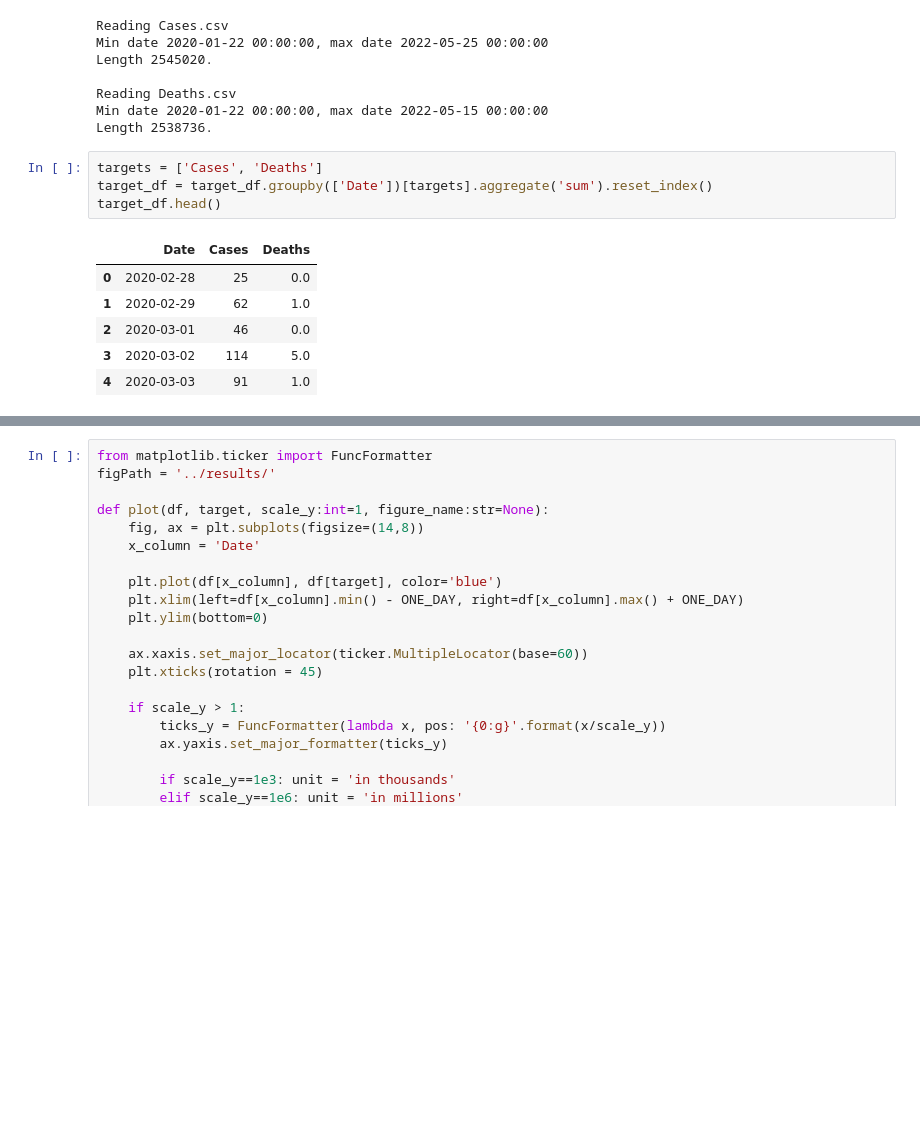
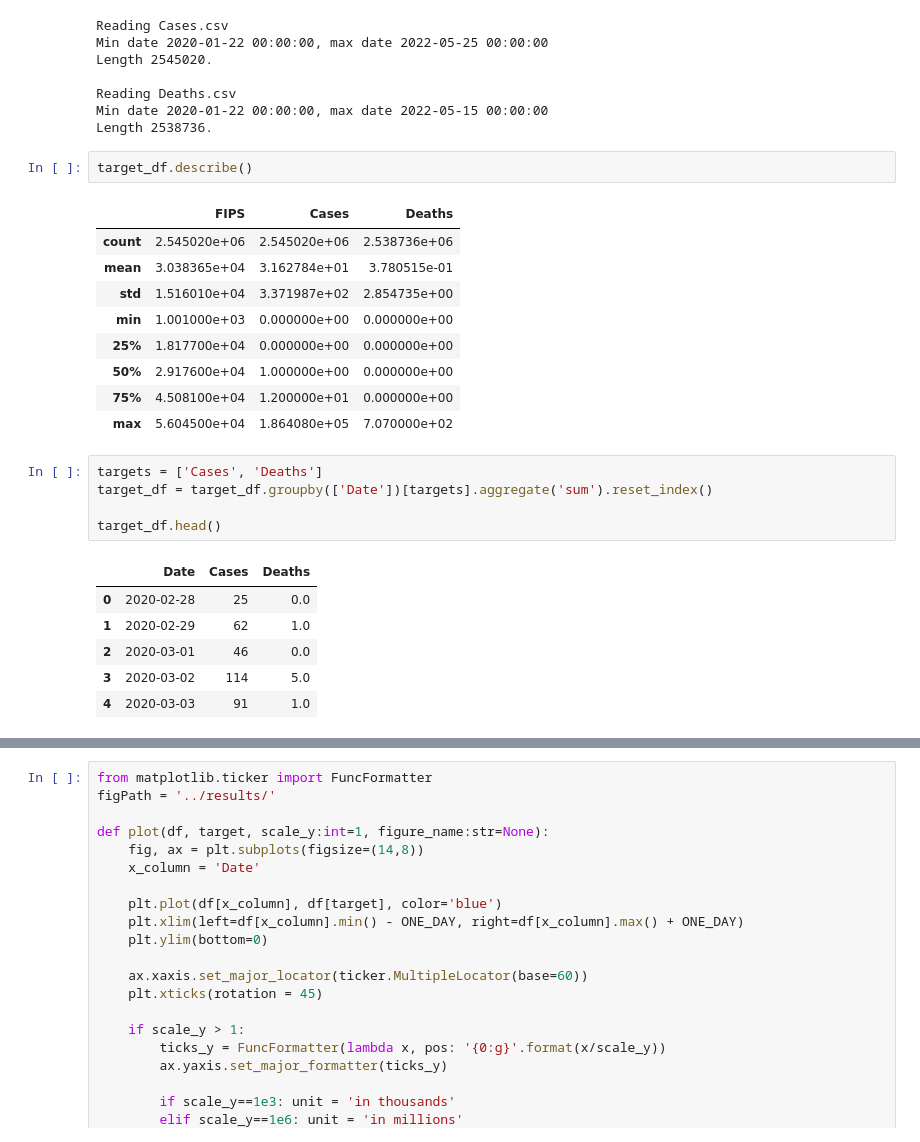
Before and after one commit to Data-ScienceHub/gpce-covid, a Jupyter notebook: TFT-pytorch/notebook/Ground truth.ipynb, the cells around one changed output, grey strips where cells are left out. Saved outputs shown, nothing was run; the diff lists cells and outputs as text; blank space fills up the shorter version.

```diff
--- a/TFT-pytorch/notebook/Ground truth.ipynb
+++ b/TFT-pytorch/notebook/Ground truth.ipynb
@@ -84,9 +84,22 @@ Length 2545020.
 Reading Deaths.csv
 Min date 2020-01-22 00:00:00, max date 2022-05-15 00:00:00
 Length 2538736.
+# %%
+target_df.describe()
+# %% [output]
+|  | FIPS | Cases | Deaths |
+| count | 2.545020e+06 | 2.545020e+06 | 2.538736e+06 |
+| mean | 3.038365e+04 | 3.162784e+01 | 3.780515e-01 |
+| std | 1.516010e+04 | 3.371987e+02 | 2.854735e+00 |
+| min | 1.001000e+03 | 0.000000e+00 | 0.000000e+00 |
+| 25% | 1.817700e+04 | 0.000000e+00 | 0.000000e+00 |
+| 50% | 2.917600e+04 | 1.000000e+00 | 0.000000e+00 |
+| 75% | 4.508100e+04 | 1.200000e+01 | 0.000000e+00 |
+| max | 5.604500e+04 | 1.864080e+05 | 7.070000e+02 |
 # %%
 targets = ['Cases', 'Deaths']
 target_df = target_df.groupby(['Date'])[targets].aggregate('sum').reset_index()
+
 target_df.head()
 # %% [output]
 |  | Date | Cases | Deaths |
```
Also changed, not shown: parts of 1 cell of this notebook.
